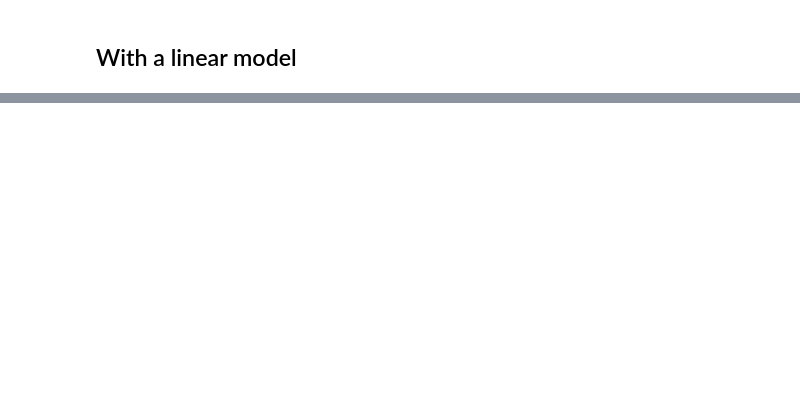
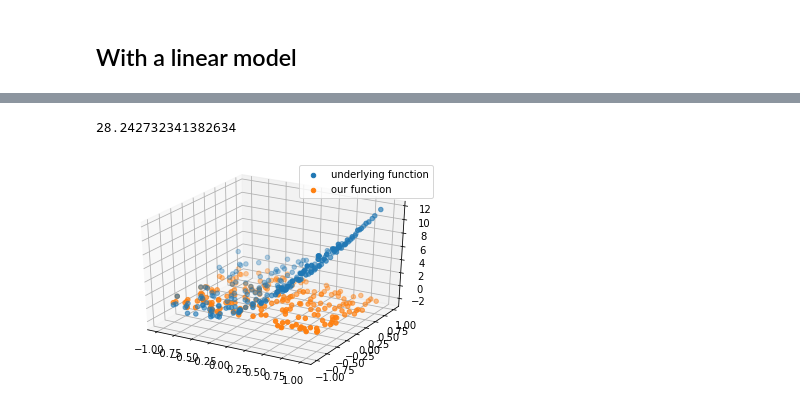
Before and after one commit to DongyounKim/basic_step, a Jupyter notebook: Linear_Regression.ipynb, the cells around one changed output, grey strips where cells are left out. Cells and saved outputs as stored; diff of their text form; code cells hidden in the pictures; blank space fills up the shorter version.

```diff
--- a/Linear_Regression.ipynb
+++ b/Linear_Regression.ipynb
@@ -184,0 +268,41 @@ drive.mount('/content/drive')
+# %%
+class Model:
+  def __init__(self, input_dim, num_hidden):
+    self.linear1 =basic_linear(input_dim, num_hidden)
+    self.relu = Relu()
+    self.linear2 = basic_linear(num_hidden, 1)
+
+  def __call__(self, x):
+    l1 = self.linear1(x)
+    r = self.relu(l1)
+    l2 = self.linear2(r)
+    return l2
+
+  def backward(self, output_gradient):
+    linear2_gradient = self.linear2.backward(output_gradient)
+    relu_gradient = self.relu.backward(linear2_gradient)
+    linear1_gradient = self.linear1.backward(relu_gradient)
+    # print('Model backward', linear2_gradient.shape, relu_gradient.shape, linear1_gradient.shape)
+    # import pdb; pdb.set_trace()
+    return linear1_gradient
+
+  def update(self, lr):
+    self.linear2.update(lr)
+    self.linear1.update(lr)
+
+  def update(self, lr):
+    self.linear2.update(lr)
+    self.linear1.update(lr)
+# %%
+loss_non = MSE()
+model_non = Model(d_non, 10)
+y_pred_non = model_non(x_non)
+
+loss_value_non = loss_non(y_pred_non, y_true_non)
+loss_gradient_non = loss_non.backward()
+print(loss_value_non)
+model_non.backward(loss_gradient_non)
+plot_graph(x_non, y_true_non, y_pred_non)
+# %% [output]
+28.242732341382634
+[figure, added]
```
Also changed, not shown: parts of 31 cells of this notebook.
